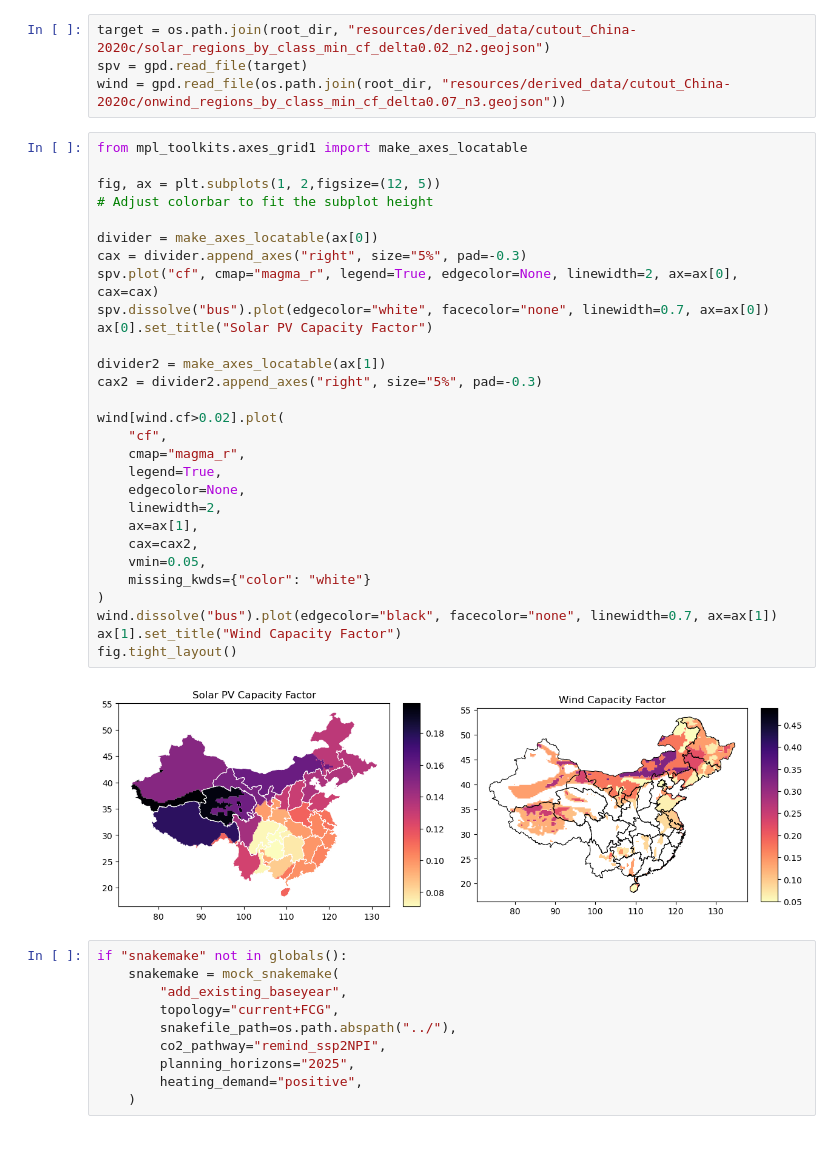
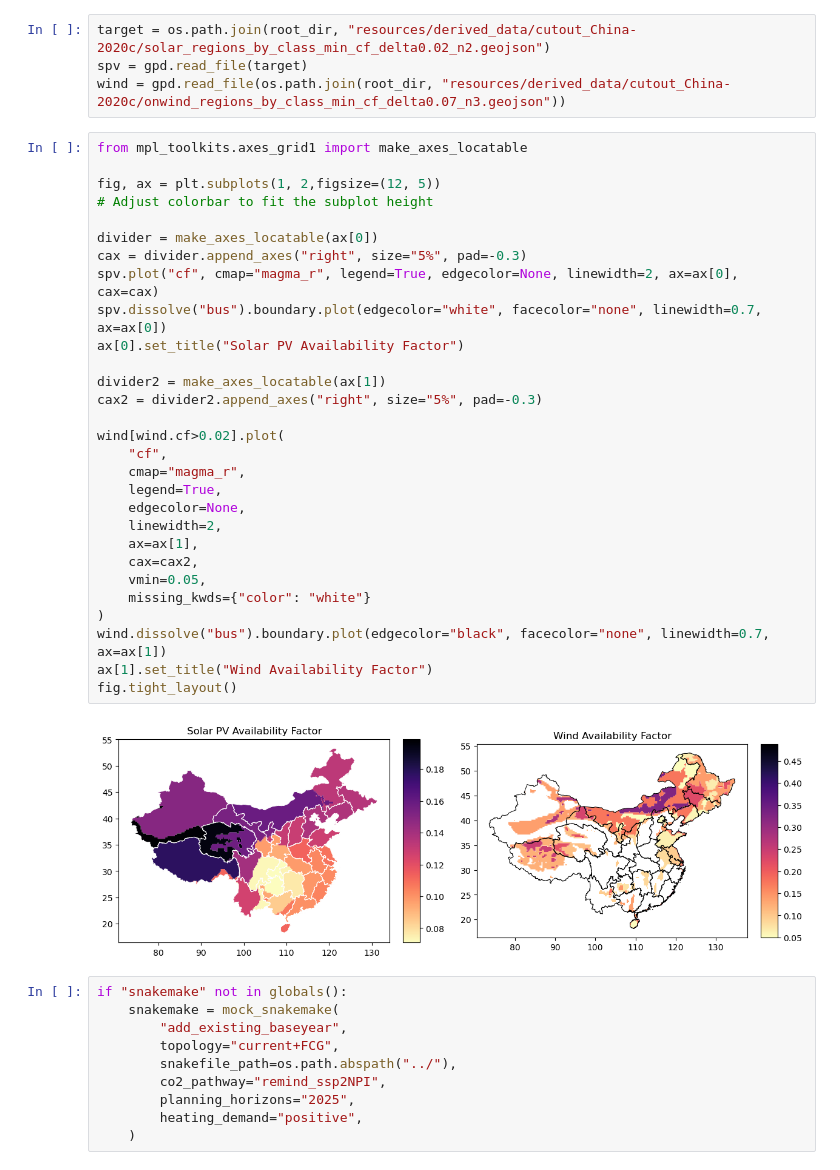
Before and after one commit to pik-piam/PyPSA-China-PIK, a Jupyter notebook: workflow/notebooks/dev-brownfield_grades_vre.ipynb, the cells around one changed output. Drawn from its saved outputs; the diff is of its cells as text.

Commit message:
add plotting

```diff
--- a/workflow/notebooks/dev-brownfield_grades_vre.ipynb
+++ b/workflow/notebooks/dev-brownfield_grades_vre.ipynb
@@ -34,34 +34,34 @@ wind = gpd.read_file(os.path.join(root_dir, "resources/derived_data/cutout_China
 # %%
 from mpl_toolkits.axes_grid1 import make_axes_locatable
 
 fig, ax = plt.subplots(1, 2,figsize=(12, 5))
 # Adjust colorbar to fit the subplot height
 
 divider = make_axes_locatable(ax[0])
 cax = divider.append_axes("right", size="5%", pad=-0.3)
 spv.plot("cf", cmap="magma_r", legend=True, edgecolor=None, linewidth=2, ax=ax[0], cax=cax)
-spv.dissolve("bus").plot(edgecolor="white", facecolor="none", linewidth=0.7, ax=ax[0])
-ax[0].set_title("Solar PV Capacity Factor")
+spv.dissolve("bus").boundary.plot(edgecolor="white", facecolor="none", linewidth=0.7, ax=ax[0])
+ax[0].set_title("Solar PV Availability Factor")
 
 divider2 = make_axes_locatable(ax[1])
 cax2 = divider2.append_axes("right", size="5%", pad=-0.3)
 
 wind[wind.cf>0.02].plot(
     "cf",
     cmap="magma_r",
     legend=True,
     edgecolor=None,
     linewidth=2,
     ax=ax[1],
     cax=cax2,
     vmin=0.05,
     missing_kwds={"color": "white"}
 )
-wind.dissolve("bus").plot(edgecolor="black", facecolor="none", linewidth=0.7, ax=ax[1])
-ax[1].set_title("Wind Capacity Factor")
+wind.dissolve("bus").boundary.plot(edgecolor="black", facecolor="none", linewidth=0.7, ax=ax[1])
+ax[1].set_title("Wind Availability Factor")
 fig.tight_layout()
 # %% [output]
-[figure, old version]
+[figure, new version]
 # %%
 if "snakemake" not in globals():
     snakemake = mock_snakemake(
```
